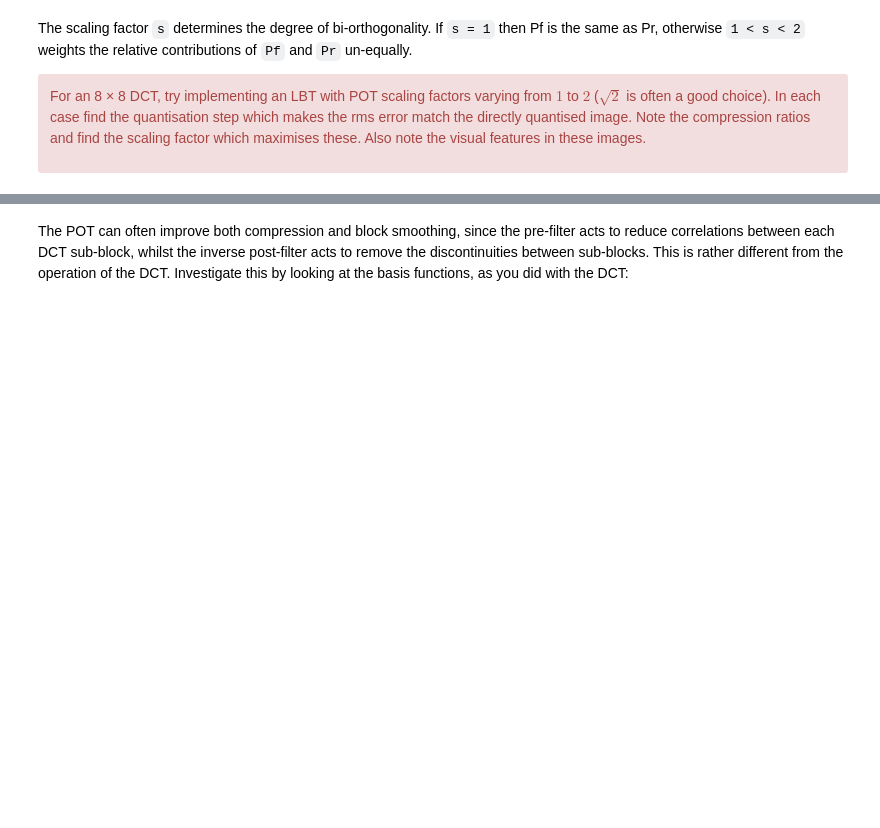
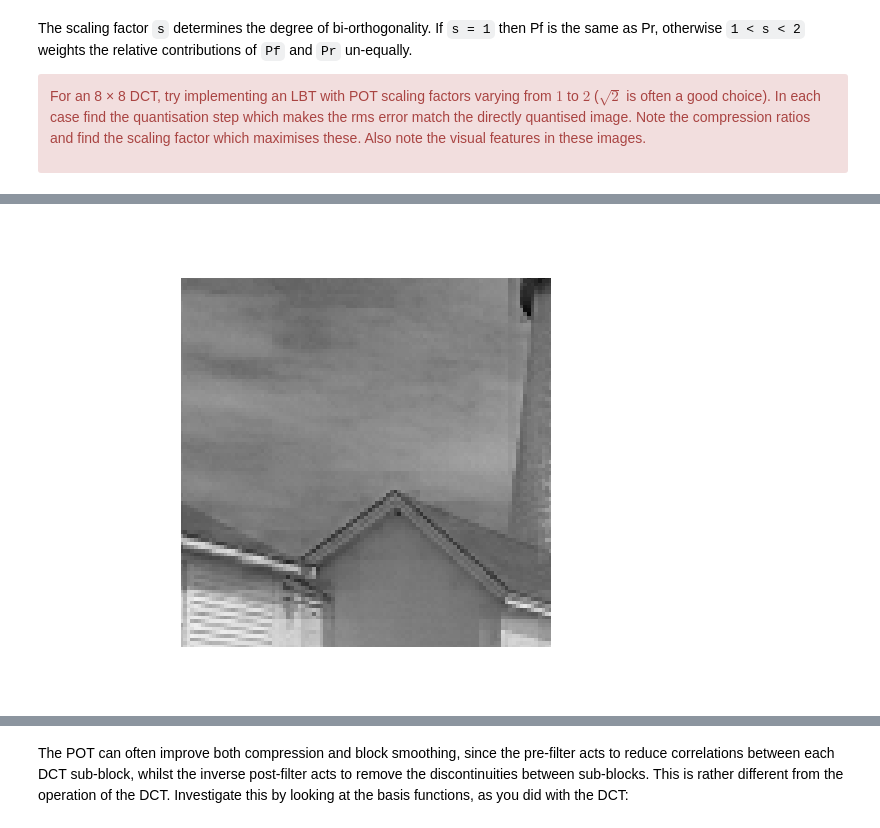
Before and after one commit to ki277/cued_sf2_lab, a Jupyter notebook: 8-lbt.ipynb, the cells around one changed output, grey strips where cells are left out. Cells and saved outputs as stored; diff of their text form; code cells hidden in the pictures; blank space fills up the shorter version.

```diff
--- a/8-lbt.ipynb
+++ b/8-lbt.ipynb
@@ -245,0 +235,17 @@ print(num_bits_direct)
+# %%
+opt, error, rms_list, Y = optimize_step_size_lbt(X, 8, 1)
+Pf8, Pr8 = pot_ii(8)
+Z8 = colxfm(colxfm(Y.T, C8.T).T, C8.T)
+
+Zp_1 = Z8.copy()  #copy the non-transformed edges directly from Z
+Zp_1[:,t] = colxfm(Zp_1[:,t].T, Pr8.T).T
+Zp_1[t,:] = colxfm(Zp_1[t,:], Pr8.T)
+
+fig, ax = plt.subplots()
+ax.imshow(Zp_1, cmap='gray')
+plt.axis('off')
+ax.set_xlim(35, 135)
+ax.set_ylim(155, 55)
+plt.show()
+# %% [output]
+[figure, added]
```
Also changed, not shown: parts of 13 cells of this notebook, 1 other file.
